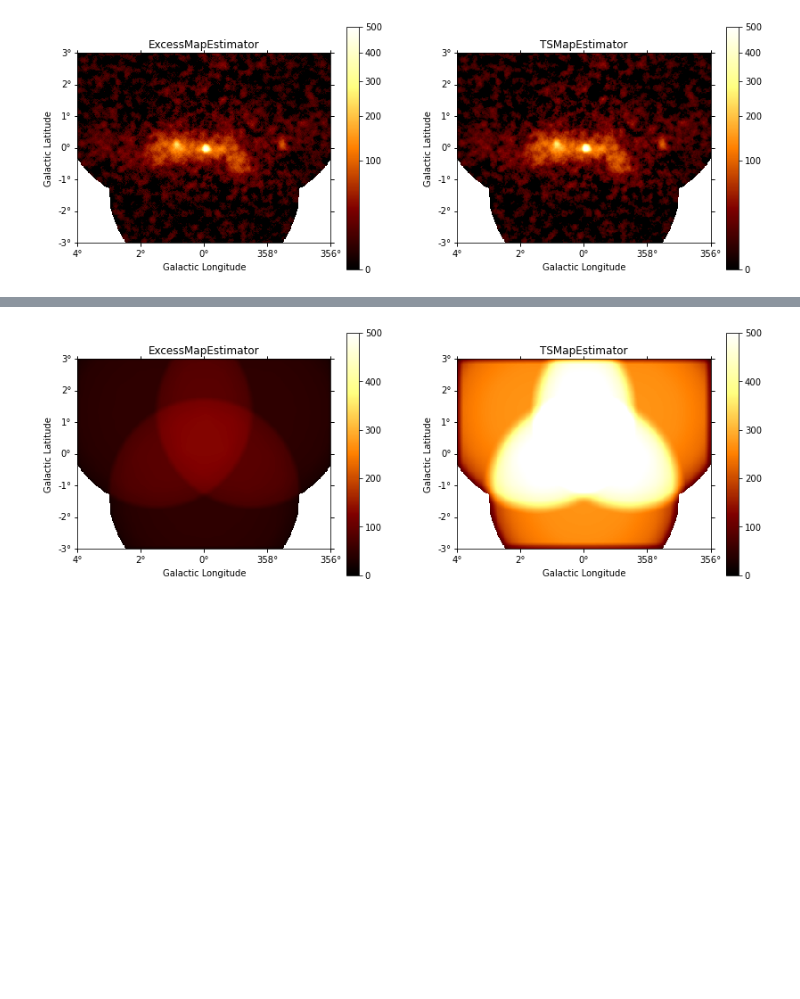
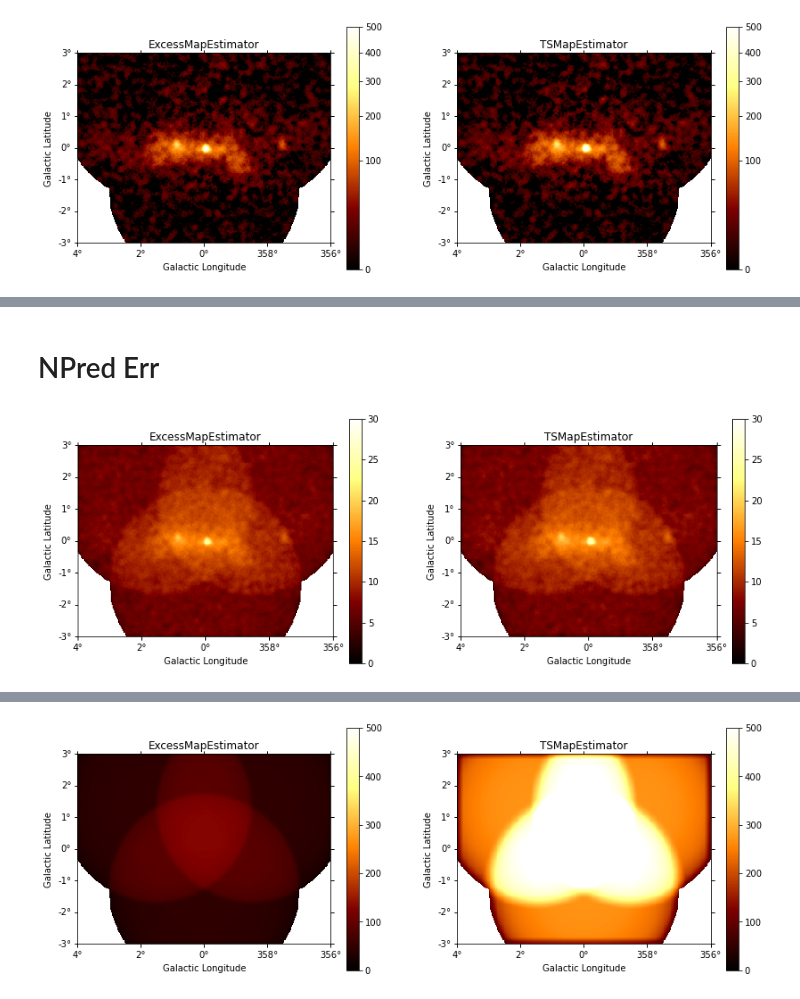
Before and after one commit to adonath/notebooks-public, a Jupyter notebook: excess-vs-ts-map-estimator.ipynb, the cells around one changed output, grey strips where cells are left out. Cells and saved outputs as stored; diff of their text form; code cells hidden in the pictures; blank space fills up the shorter version.

```diff
--- a/excess-vs-ts-map-estimator.ipynb
+++ b/excess-vs-ts-map-estimator.ipynb
@@ -175,0 +189,12 @@ plot_side_by_side(
+# %% [markdown]
+# NPred Err
+# %%
+plot_side_by_side(
+    result.npred_err,
+    result_ts.npred_err,
+    add_cbar=True,
+    vmin=0,
+    vmax=30,
+);
+# %% [output]
+[figure, added]
```
Also changed, not shown: parts of 19 cells of this notebook.
